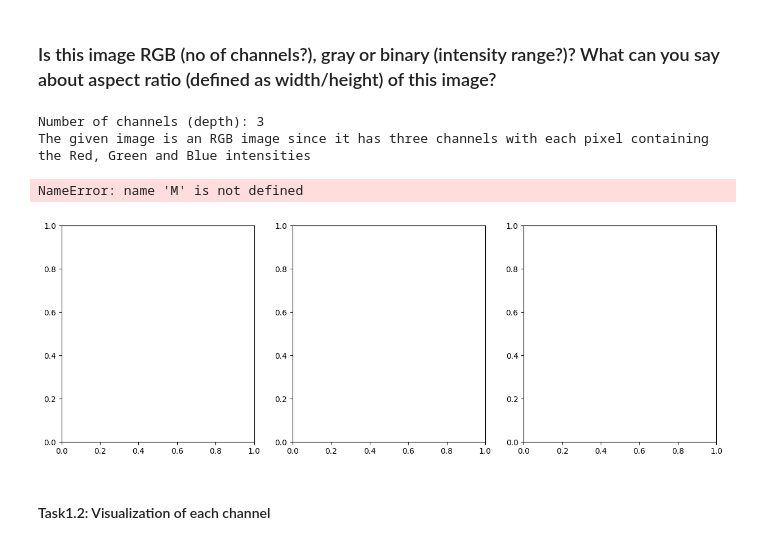
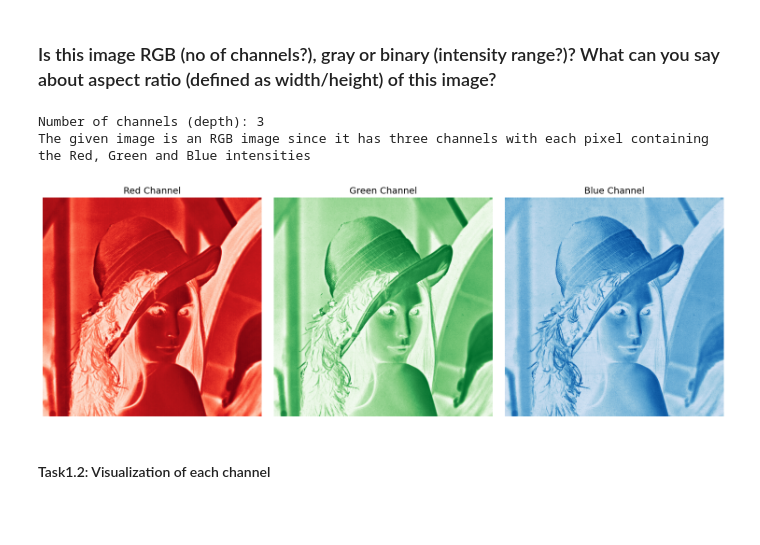
Before and after one commit to KaranKishoreD/firstrepo, a Jupyter notebook: Tutorials/Tutorial-1/Basics_of_Image_Processing_Tutorial_final.ipynb, the cells around one changed output. Cells and saved outputs as stored; diff of their text form; code cells hidden in the pictures; blank space fills up the shorter version.

```diff
--- a/Tutorials/Tutorial-1/Basics_of_Image_Processing_Tutorial_final.ipynb
+++ b/Tutorials/Tutorial-1/Basics_of_Image_Processing_Tutorial_final.ipynb
@@ -38,38 +38,25 @@ Number of channels (depth): 3
 # %%
 print(f"Number of channels (depth): {image.shape[2]}")
 print(f"The given image is an RGB image since it has three channels with each pixel containing the Red, Green and Blue intensities")
 
 
 fig, axes = plt.subplots(1, 3, figsize=(15, 5))
 
-# Channel names and colormaps
-channels = ['Red', 'Green', 'Blue']
-cmaps = ['Reds', 'Greens', 'Blues']
-
-# Loop through channels and plot
-for i, ax in enumerate(axes):
-    ax.imshow(image[:, :, i], cmap=cmaps[i])
-    ax.set_title(f"{channels[i]} Channel", fontsize=14)
-    ax.axis("off")  # Hide axes
-'''
-fig, axes = plt.subplots(2, 3, figsize=(15, 10))
-
 channels = ['Red', 'Green', 'Blue']
 cmaps = ['Reds', 'Greens', 'Blues']
 
 for i, ax in enumerate(axes):
     ax.imshow(image[:, :, i], cmap=cmaps[i])
-    ax.set_title(f"Matplotlib - {channels[i]} Channel", fontsize=14)
-    ax.axis("off")
-'''
+    ax.set_title(f"{channels[i]} Channel", fontsize=14)
+    ax.axis("off")  # Hide axes
+
 # Adjust the layout for better spacing
 plt.tight_layout()
 plt.show()
 # %% [output]
 Number of channels (depth): 3
 The given image is an RGB image since it has three channels with each pixel containing the Red, Green and Blue intensities
-NameError: name 'M' is not defined
-[figure, old version]
+[figure, new version]
 # %% [markdown]
 #### Task1.2:  Visualization of each channel
 # %% [markdown]
```
Also changed, not shown: parts of 1 cell of this notebook.
